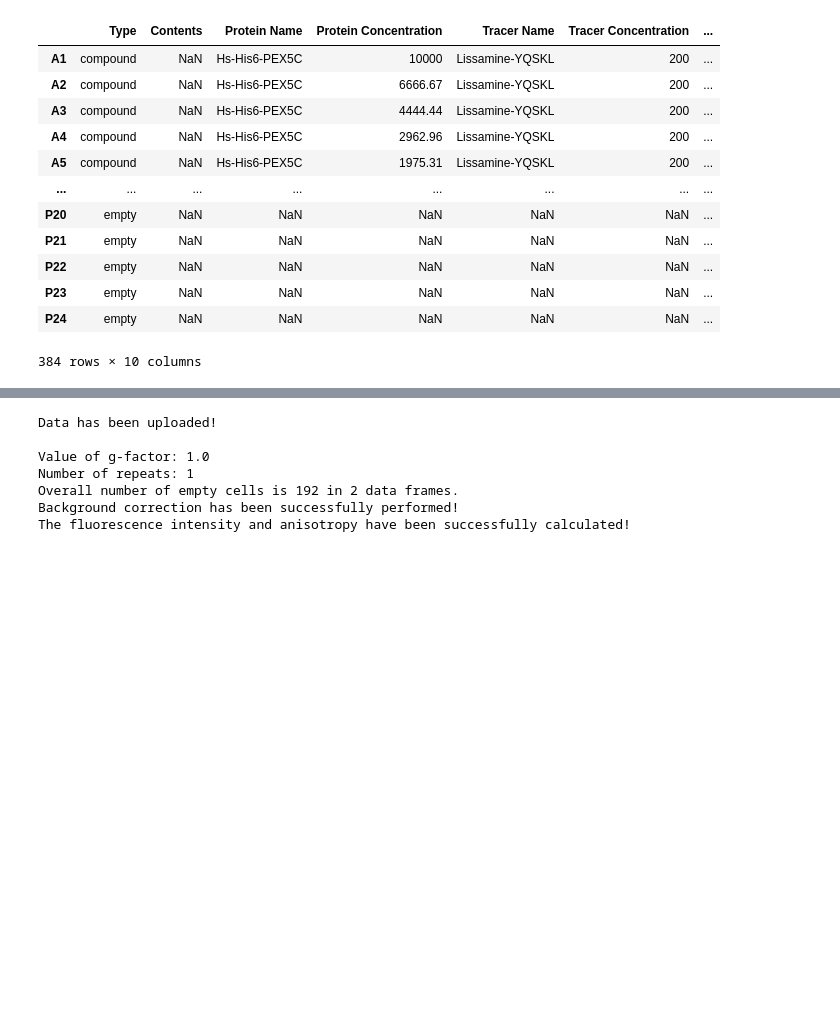
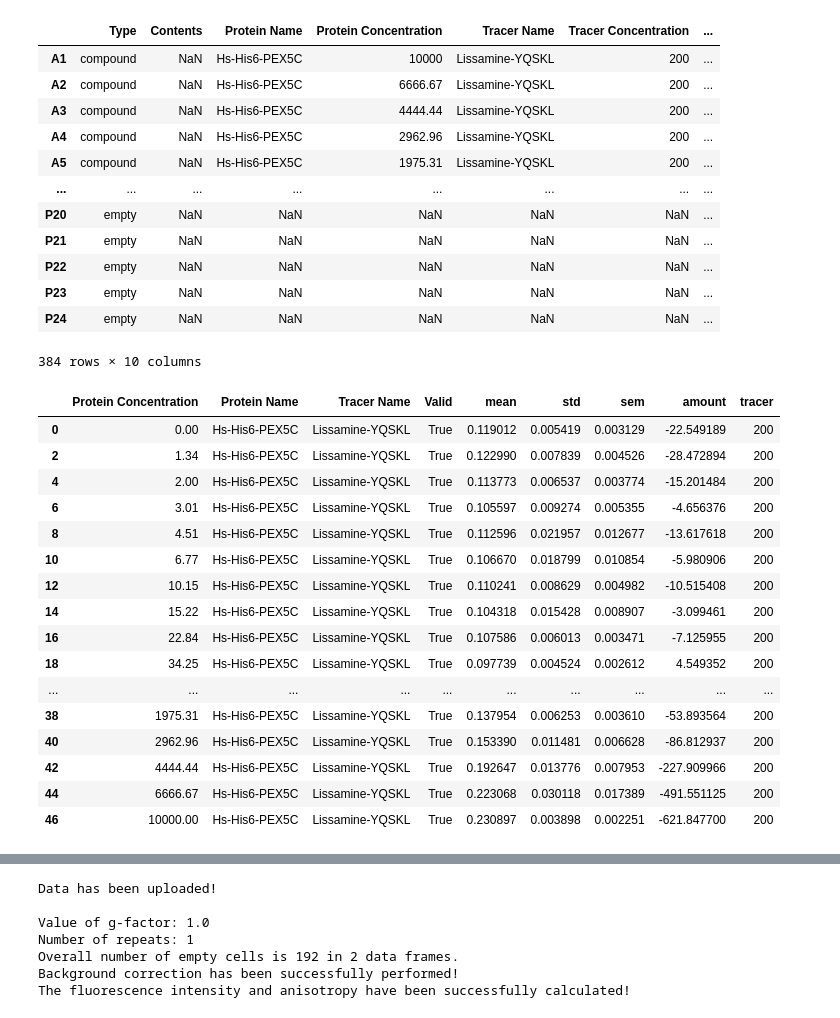
Before and after one commit to mariuszlas/Fluorescence-Anisotropy-Analysis-Development, a Jupyter notebook: fluorescenceanisotropy/fluores_anisotropy.ipynb, the cells around one changed output, grey strips where cells are left out. Cells and saved outputs as stored; diff of their text form; code cells hidden in the pictures; blank space fills up the shorter version.

```diff
--- a/fluorescenceanisotropy/fluores_anisotropy.ipynb
+++ b/fluorescenceanisotropy/fluores_anisotropy.ipynb
@@ -1036,0 +977,20 @@ def calc_fractionbound(data_dict):
+# %%
+r
+# %% [output]
+|  | Protein Concentration | Protein Name | Tracer Name | Valid | mean | std | sem | amount | tracer |
+| 0 | 0.00 | Hs-His6-PEX5C | Lissamine-YQSKL | True | 0.119012 | 0.005419 | 0.003129 | -22.549189 | 200 |
+| 2 | 1.34 | Hs-His6-PEX5C | Lissamine-YQSKL | True | 0.122990 | 0.007839 | 0.004526 | -28.472894 | 200 |
+| 4 | 2.00 | Hs-His6-PEX5C | Lissamine-YQSKL | True | 0.113773 | 0.006537 | 0.003774 | -15.201484 | 200 |
+| 6 | 3.01 | Hs-His6-PEX5C | Lissamine-YQSKL | True | 0.105597 | 0.009274 | 0.005355 | -4.656376 | 200 |
+| 8 | 4.51 | Hs-His6-PEX5C | Lissamine-YQSKL | True | 0.112596 | 0.021957 | 0.012677 | -13.617618 | 200 |
+| 10 | 6.77 | Hs-His6-PEX5C | Lissamine-YQSKL | True | 0.106670 | 0.018799 | 0.010854 | -5.980906 | 200 |
+| 12 | 10.15 | Hs-His6-PEX5C | Lissamine-YQSKL | True | 0.110241 | 0.008629 | 0.004982 | -10.515408 | 200 |
+| 14 | 15.22 | Hs-His6-PEX5C | Lissamine-YQSKL | True | 0.104318 | 0.015428 | 0.008907 | -3.099461 | 200 |
+| 16 | 22.84 | Hs-His6-PEX5C | Lissamine-YQSKL | True | 0.107586 | 0.006013 | 0.003471 | -7.125955 | 200 |
+| 18 | 34.25 | Hs-His6-PEX5C | Lissamine-YQSKL | True | 0.097739 | 0.004524 | 0.002612 | 4.549352 | 200 |
+| ... | ... | ... | ... | ... | ... | ... | ... | ... | ... |
+| 38 | 1975.31 | Hs-His6-PEX5C | Lissamine-YQSKL | True | 0.137954 | 0.006253 | 0.003610 | -53.893564 | 200 |
+| 40 | 2962.96 | Hs-His6-PEX5C | Lissamine-YQSKL | True | 0.153390 | 0.011481 | 0.006628 | -86.812937 | 200 |
+| 42 | 4444.44 | Hs-His6-PEX5C | Lissamine-YQSKL | True | 0.192647 | 0.013776 | 0.007953 | -227.909966 | 200 |
+| 44 | 6666.67 | Hs-His6-PEX5C | Lissamine-YQSKL | True | 0.223068 | 0.030118 | 0.017389 | -491.551125 | 200 |
+| 46 | 10000.00 | Hs-His6-PEX5C | Lissamine-YQSKL | True | 0.230897 | 0.003898 | 0.002251 | -621.847700 | 200 |
```
Also changed, not shown: parts of 25 cells of this notebook.
